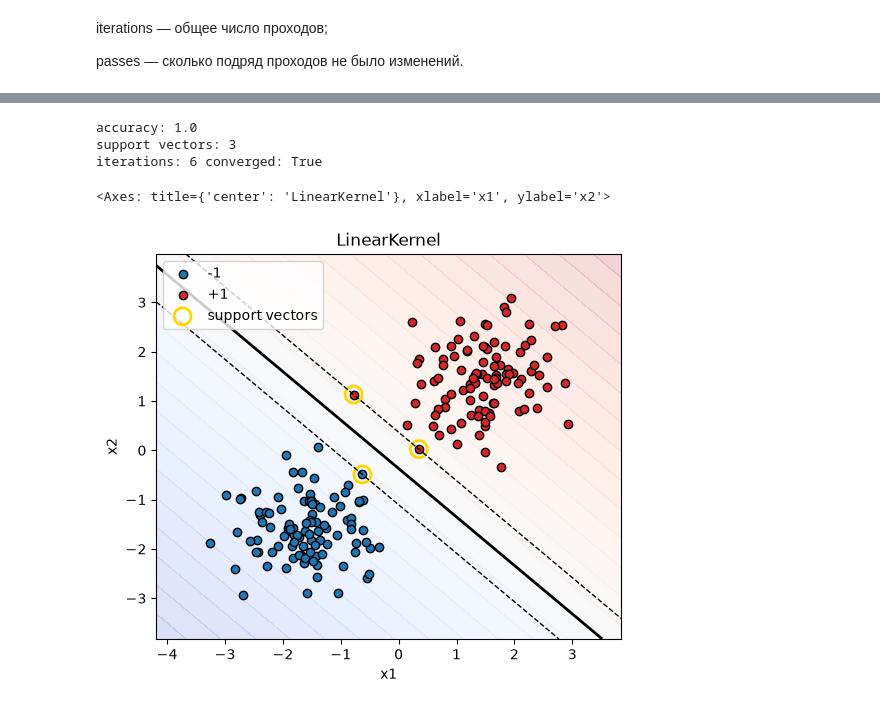
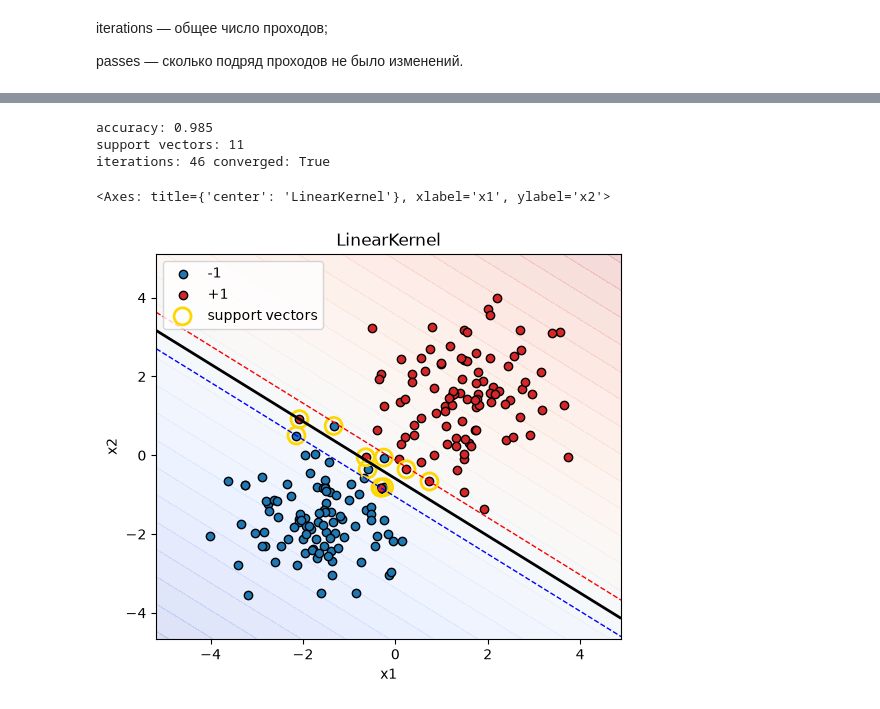
Before and after one commit to mhallan2/ml, a Jupyter notebook: svm/svm_model_refactored.ipynb, the cells around one changed output, grey strips where cells are left out. Cells and saved outputs as stored; diff of their text form; code cells hidden in the pictures.

```diff
--- a/svm/svm_model_refactored.ipynb
+++ b/svm/svm_model_refactored.ipynb
@@ -256,7 +256,6 @@ class SMOSolver:
     tol: float = 1e-3
     max_passes: int = 1000
     max_iter: int = 10_000
-    random_state: int | None = 0
 
     def solve(self, problem: DualProblem) -> DualSolution:
         alpha = np.zeros(problem.n)
@@ -278,11 +277,6 @@ class SMOSolver:
             if j != i and self._step(problem, state, i, int(j)):
                 return True
         return False
-
-    @staticmethod
-    def _pick_partner(i, n, rng):
-        j = int(rng.integers(n - 1))
-        return j + (j >= i)  # любой индекс, кроме i
 
     @staticmethod
     def _step(p: DualProblem, s: _State, i, j) -> bool:
@@ -386,7 +380,7 @@ class BinaryKernelSVM(BaseSVM):
             yy,
             zz,
             levels=[-1, 0, 1],
-            colors="k",
+            colors=["blue", "black", "red"],
             linestyles=["--", "-", "--"],
             linewidths=[1, 2, 1],
         )
@@ -457,23 +450,23 @@ RBF support vectors: 22 iterations: 21 converged: True
 # %%
 rng = np.random.default_rng(7)
 n_per_class = 100
 
-X_neg = rng.normal(loc=[-1.5, -1.5], scale=0.7, size=(n_per_class, 2))
-X_pos = rng.normal(loc=[+1.5, +1.5], scale=0.7, size=(n_per_class, 2))
+X_neg = rng.normal(loc=[-1.5, -1.5], scale=1.0, size=(n_per_class, 2))
+X_pos = rng.normal(loc=[+1.5, +1.5], scale=1.1, size=(n_per_class, 2))
 X = np.vstack([X_neg, X_pos])
 y = np.r_[-np.ones(n_per_class), np.ones(n_per_class)]
 
-solver = SMOSolver(random_state=7)
+solver = SMOSolver()
 model = BinaryKernelSVM(C=10.0, kernel=LinearKernel(), solver=solver)
 model.fit(X, y)
 
 print("accuracy:", model.score(X, y))
 print("support vectors:", len(model.support_vectors_))
 print("iterations:", model.solution_.n_iter, "converged:", model.solution_.converged)
 model.draw(X, y)
 # %% [output]
-accuracy: 1.0
-support vectors: 3
-iterations: 6 converged: True
+accuracy: 0.985
+support vectors: 11
+iterations: 46 converged: True
 <Axes: title={'center': 'LinearKernel'}, xlabel='x1', ylabel='x2'>
-[figure, old version]
+[figure, new version]
```
Also changed, not shown: parts of 1 cell of this notebook.
